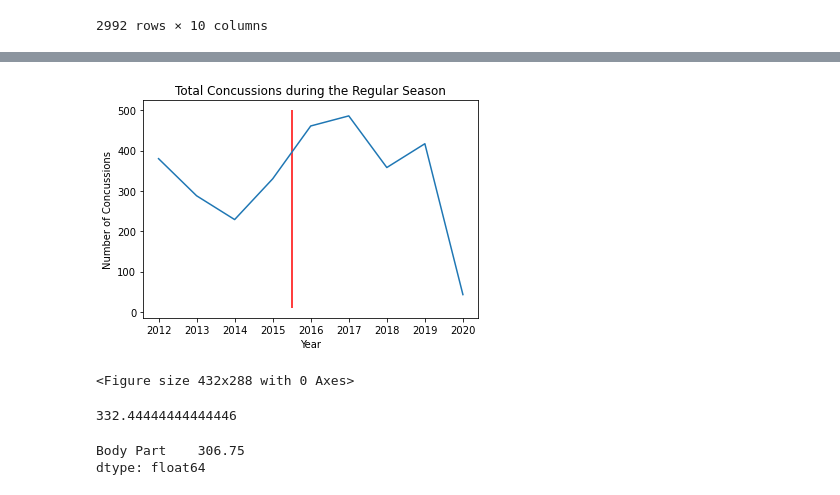
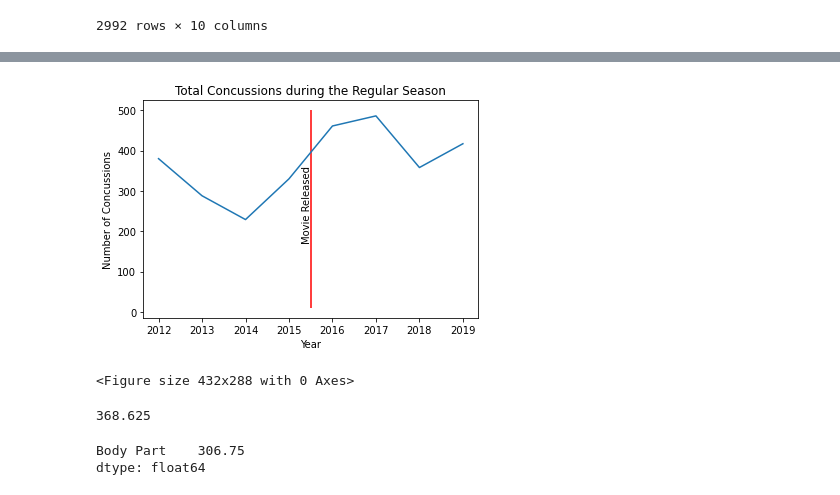
Before and after one commit to trippy64/ConcussionGroupA, a Jupyter notebook: movie_injury_data.ipynb, the cells around one changed output, grey strips where cells are left out. Cells and saved outputs as stored; diff of their text form; code cells hidden in the pictures.

```diff
--- a/movie_injury_data.ipynb
+++ b/movie_injury_data.ipynb
@@ -47,5 +48,8 @@ concussion_df
 2992 rows × 10 columns
 # %%
 per_season= concussion_df.groupby(["Season"]).count()
+
+per_season=per_season.reset_index()
+per_season=per_season[per_season["Season"] != 2020]
 per_season
 # %% [output]
@@ -76,24 +78,25 @@ plt.savefig("totalconcussionsseasons")
 <Figure size 432x288 with 0 Axes>
 # %%
-x= [2012, 2013, 2014, 2015, 2016, 2017, 2018, 2019, 2020]
+x= [2012, 2013, 2014, 2015, 2016, 2017, 2018, 2019]
 
 y= per_season["Body Part"]
 
 plt.plot(x,y)
 plt.title("Total Concussions during the Regular Season")
 plt.xlabel("Year")
 plt.ylabel("Number of Concussions")
 plt.vlines(2015.5, 500, 10, alpha= 1, color= "red")
+plt.text(2015.3, 175, "Movie Released", rotation= 90)
 plt.show()
 plt.savefig("totalconcussionsseasonsline")
 # %% [output]
-[figure, old version]
+[figure, new version]
 <Figure size 432x288 with 0 Axes>
 # %%
 mean_concussions= per_season.mean()["Body Part"]
-mean
+mean_concussions
 # %% [output]
-332.44444444444446
+368.625
 # %%
 before_movie=per_season[["Body Part"]].iloc[[0,1,2,3]].mean()
 before_movie
```
Also changed, not shown: parts of 7 cells of this notebook, 1 other file.
